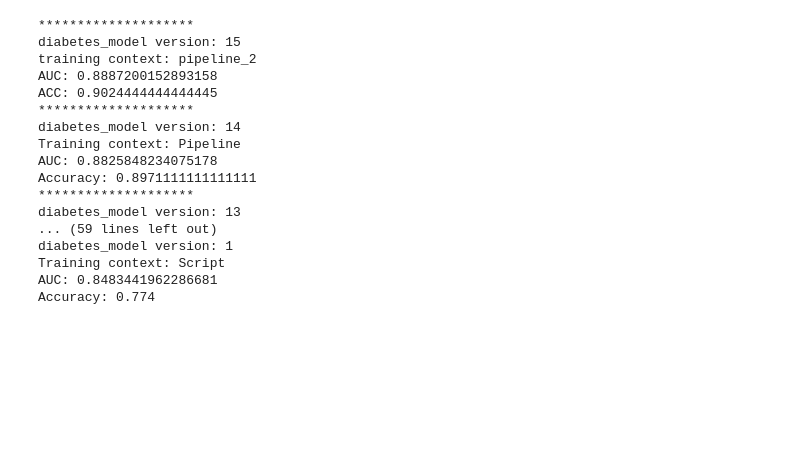
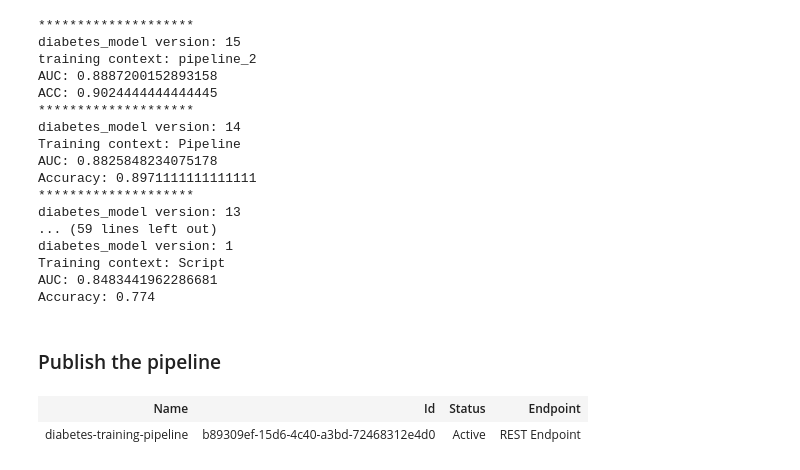
Before and after one commit to wliu40/mslearn-dp100, a Jupyter notebook: pipeline.ipynb, the cells around one changed output. Drawn from its saved outputs; the diff is of its cells as text; code cells hidden in the pictures; blank space fills up the shorter version.

```diff
--- a/pipeline.ipynb
+++ b/pipeline.ipynb
@@ -378,3 +378,14 @@ diabetes_model version: 1
 Training context: Script
 AUC: 0.8483441962286681
 Accuracy: 0.774
+# %% [markdown]
+### Publish the pipeline
+# %%
+# Publish the pipeline from the run
+published_pipeline = pipeline_run.publish_pipeline(
+    name="diabetes-training-pipeline", description="Trains diabetes model", version="1.1")
+
+published_pipeline
+# %% [output]
+| Name | Id | Status | Endpoint |
+| diabetes-training-pipeline | b89309ef-15d6-4c40-a3bd-72468312e4d0 | Active | REST Endpoint |
```
Also changed, not shown: parts of 41 cells of this notebook, 4 other files.
